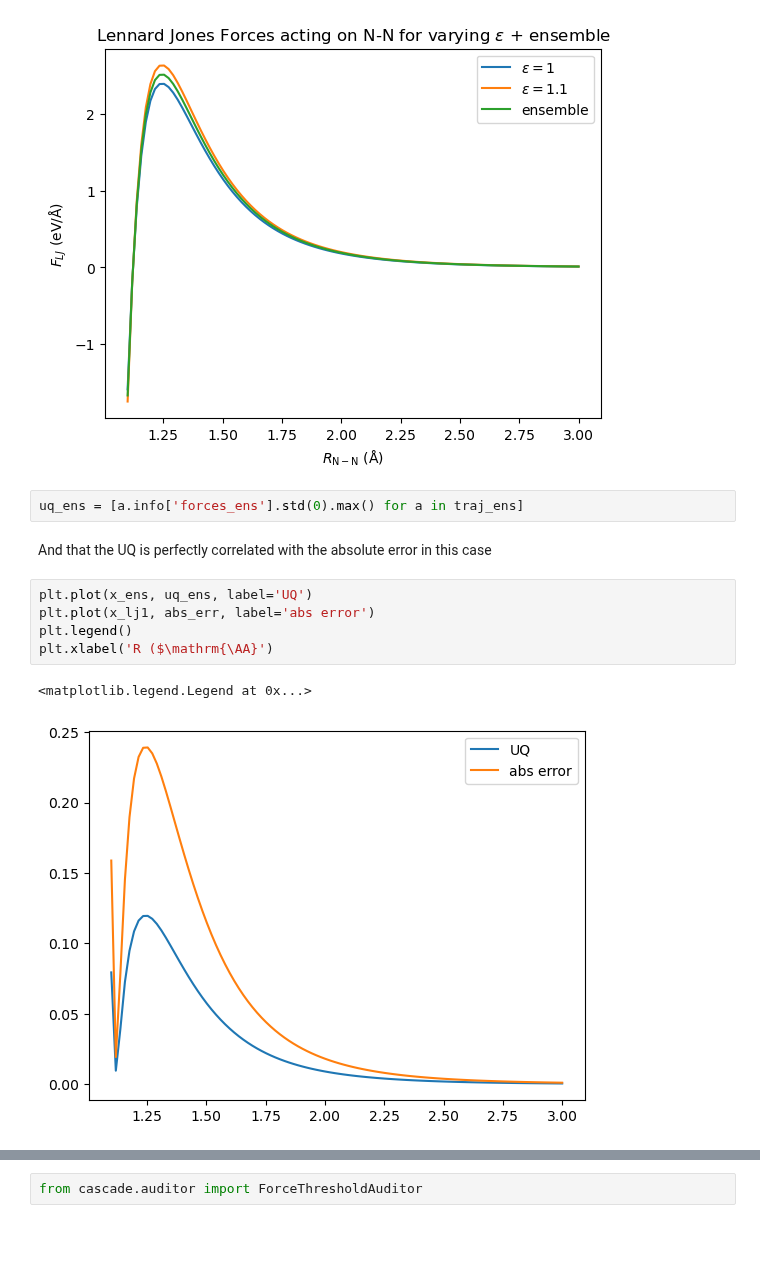
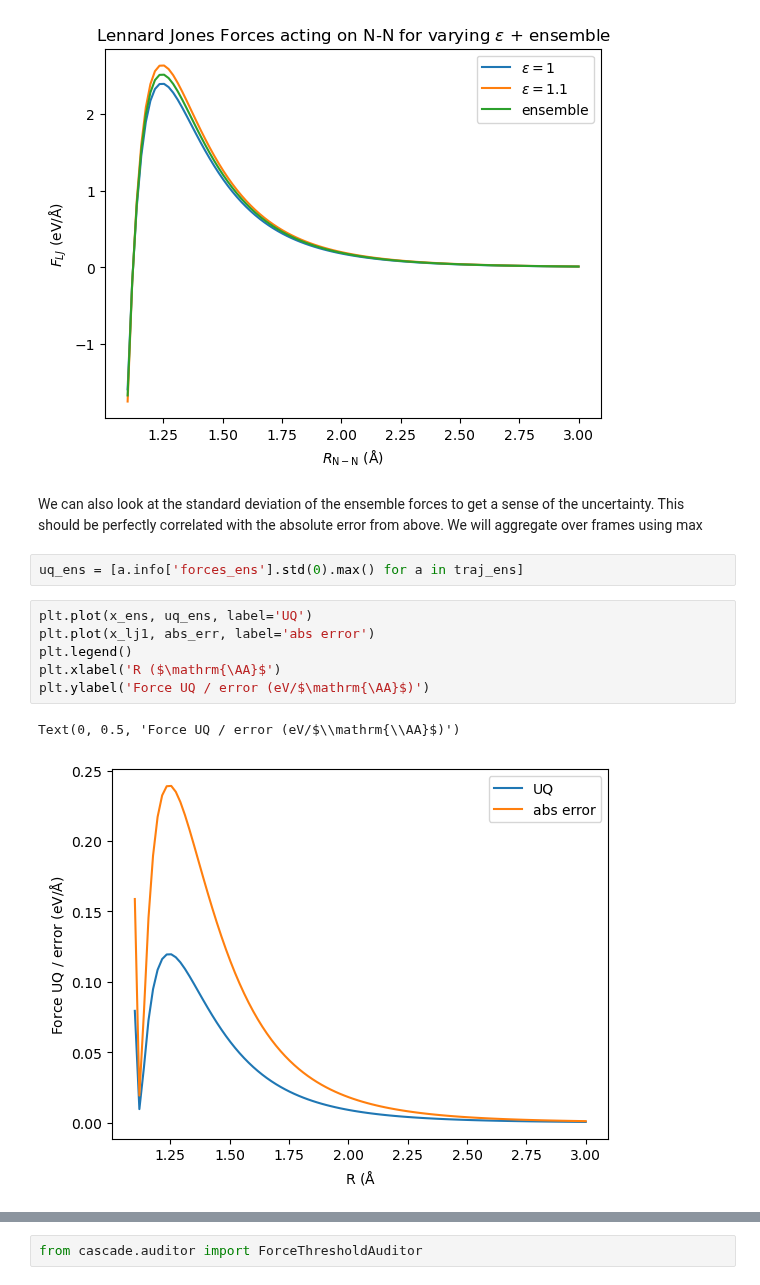
Before and after one commit to globus-labs/cascade, a Jupyter notebook: 2_cascade/2_prototype-audits.ipynb, the cells around one changed output, grey strips where cells are left out. Drawn from its saved outputs; the diff is of its cells as text; blank space fills up the shorter version.

```diff
--- a/2_cascade/2_prototype-audits.ipynb
+++ b/2_cascade/2_prototype-audits.ipynb
@@ -125,15 +129,16 @@ plt.legend()
 plt.title('Lennard Jones Forces acting on N-N for varying $\epsilon$ + ensemble');
 # %% [output]
 [figure]
+# %% [markdown]
+We can also look at the standard deviation of the ensemble forces to get a sense of the uncertainty. This should be perfectly correlated with the absolute error from above. We will aggregate over frames using max
 # %%
 uq_ens = [a.info['forces_ens'].std(0).max() for a in traj_ens]
-# %% [markdown]
-And that the UQ is perfectly correlated with the absolute error in this case
 # %%
 plt.plot(x_ens, uq_ens, label='UQ')
 plt.plot(x_lj1, abs_err, label='abs error')
 plt.legend()
-plt.xlabel('R ($\mathrm{\AA}')
+plt.xlabel('R ($\mathrm{\AA}$')
+plt.ylabel('Force UQ / error (eV/$\mathrm{\AA}$)')
 # %% [output]
-<matplotlib.legend.Legend at 0x...>
+Text(0, 0.5, 'Force UQ / error (eV/$\\mathrm{\\AA}$)')
-[figure, old version]
+[figure, new version]
```
Also changed, not shown: parts of 19 cells of this notebook.
